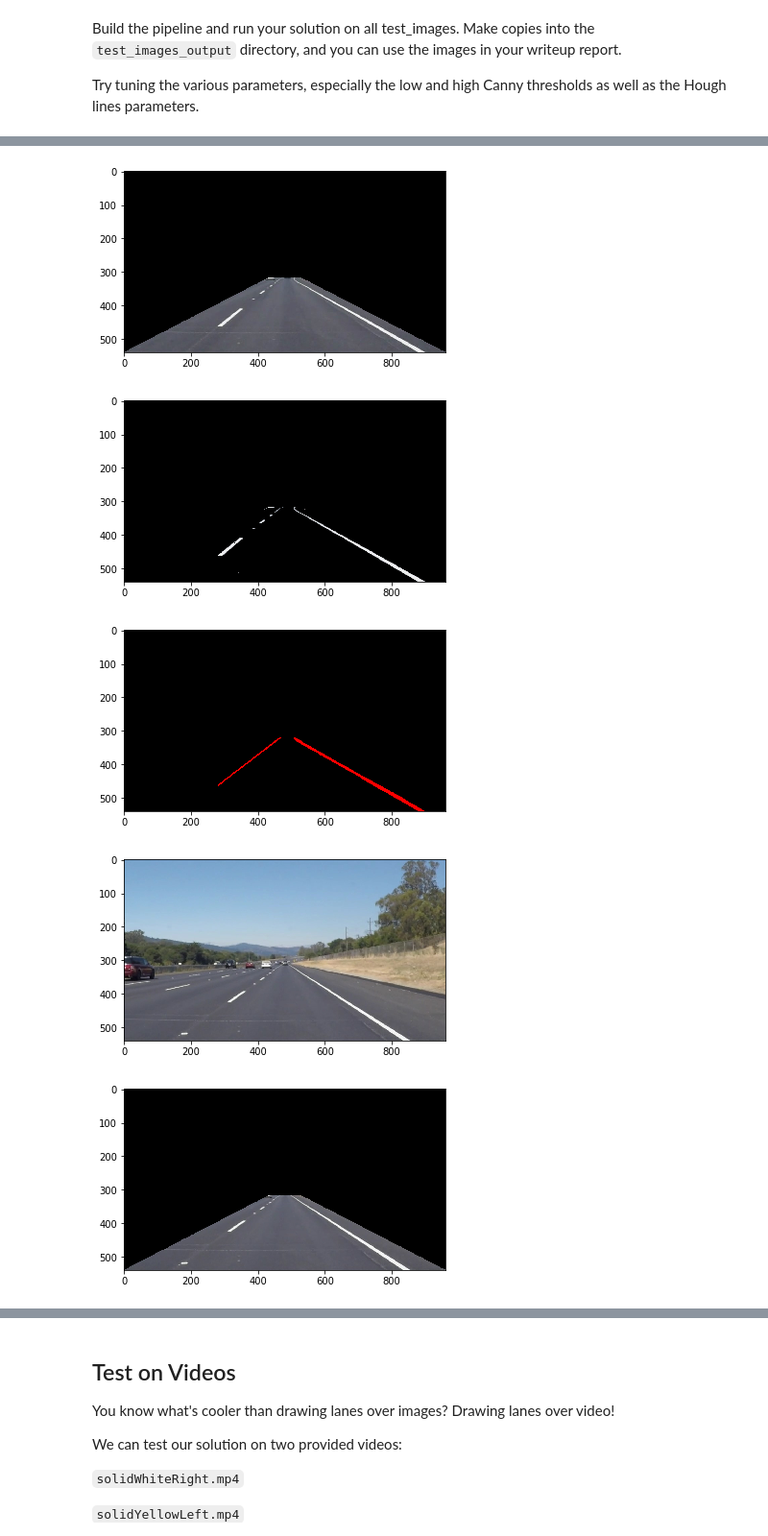
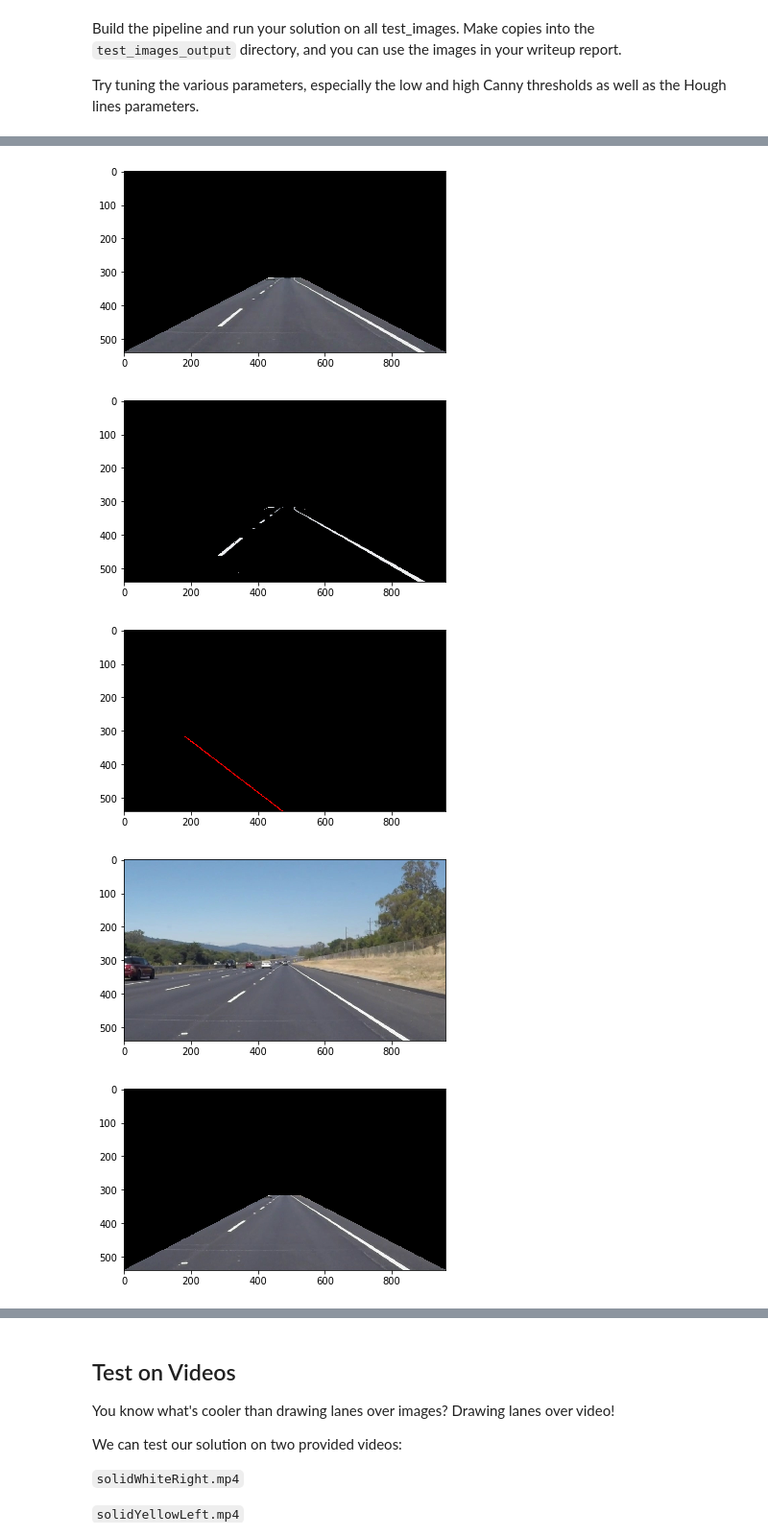
Before and after one commit to kyesh/CarND-LaneLines-P1, a Jupyter notebook: P1.ipynb, the cells around one changed output, grey strips where cells are left out. Shown at 96% size. Cells and saved outputs as stored; diff of their text form; code cells hidden in the pictures.

Commit message:
Runs through everything need to figure out why lines are offset

```diff
--- a/P1.ipynb
+++ b/P1.ipynb
@@ -286,6 +358,8 @@ Try tuning the various parameters, especially the low and high Canny thresholds
 for image in testImages:
     original_image = mpimg.imread("test_images/"+image)
     imshape = original_image.shape
+    min_y = int(imshape[0]/1.7)
+    max_y = int(imshape[0])
     vertices = np.array([[(0,imshape[0]),(imshape[1]*4.5/10,imshape[0]/1.7), (imshape[1]-imshape[1]*4.5/10,imshape[0]/1.7), (imshape[1],imshape[0])]], dtype=np.int32)
 
     print('This image is:', image, 'has dimensions:', original_image.shape)
@@ -297,6 +371,7 @@ for image in testImages:
     plt.figure()
     plt.imshow(ROI_image)
 
+    ## Tried doing something like what sergay mentioned in the video about using a spot infront of the vehicle and extropolating that to be road color.
     #filterRoadColor = np.zeros_like(ROI_image)
     filterRoadColor = keninrange(ROI_image, 20, 120, 120, 255, 255, 255)
     cv2.imwrite("test_images_output/filterRoadColor_"+image, filterRoadColor)
@@ -304,7 +379,7 @@ for image in testImages:
     plt.imshow(filterRoadColor)
 
     #def hough_lines(img, rho, theta, threshold, min_line_len, max_line_gap):
-    lineimg = hough_lines(grayscale(filterRoadColor), 3, 3/180, 150, 150, 100)
+    lineimg = hough_lines_ken(grayscale(filterRoadColor), 3, 3/180, 150, 150, 100)
     plt.figure()
     plt.imshow(lineimg)
 # %% [output]
@@ -317,7 +420,7 @@ This image is: whiteCarLaneSwitch.jpg has dimensions: (540, 960, 3)
 [figure]
 [figure]
 [figure]
-[figure, old version]
+[figure, new version]
 [figure]
 [figure]
 [figure]
```
Also changed, not shown: parts of 3 cells of this notebook.
